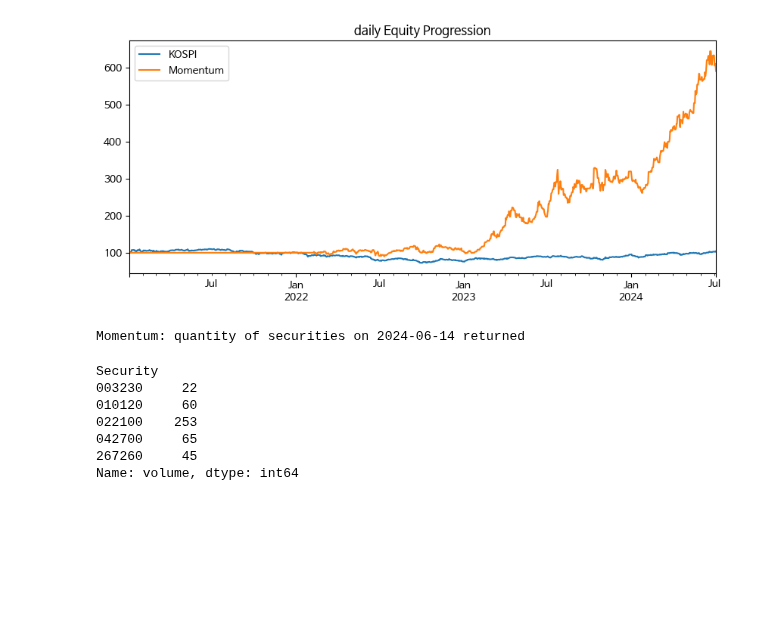
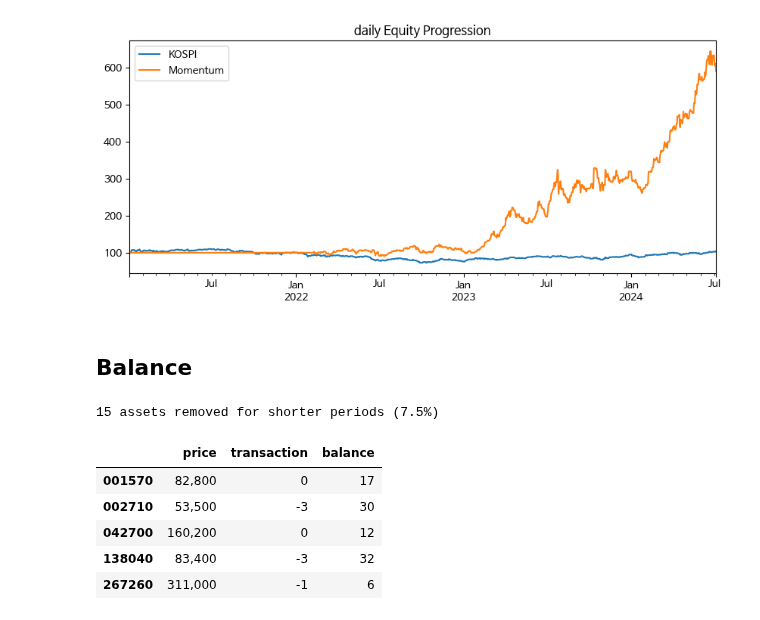
Before and after one commit to lbk209/portfolio, a Jupyter notebook: asset_management.ipynb, the cells around one changed output. Cells and saved outputs as stored; diff of their text form; code cells hidden in the pictures; blank space fills up the shorter version.

```diff
--- a/asset_management.ipynb
+++ b/asset_management.ipynb
@@ -181,14 +347,24 @@ Returning stats
 | monthly_sharpe | 0.129453 | 1.376583 |
 | monthly_sortino | 0.208787 | 4.656743 |
 [figure]
-# %%
-bm.get_balance(1)
-# %% [output]
-Momentum: quantity of securities on 2024-06-14 returned
-Security
-003230     22
-010120     60
-022100    253
-042700     65
-267260     45
-Name: volume, dtype: int64
+# %% [markdown]
+## Balance
+# %%
+k200 = MomentumPortfolio(df_k200, days_in_year)
+# %% [output]
+15 assets removed for shorter periods (7.5%)
+# %%
+k200.select('2024-06-01')
+k200.weigh()
+h = k200.balance()
+# %%
+k200.select()
+k200.weigh()
+k200.balance(h.balance)
+# %% [output]
+|  | price | transaction | balance |
+| 001570 | 82,800 | 0 | 17 |
+| 002710 | 53,500 | -3 | 30 |
+| 042700 | 160,200 | 0 | 12 |
+| 138040 | 83,400 | -3 | 32 |
+| 267260 | 311,000 | -1 | 6 |
```
Also changed, not shown: parts of 30 cells of this notebook, 2 other files.
